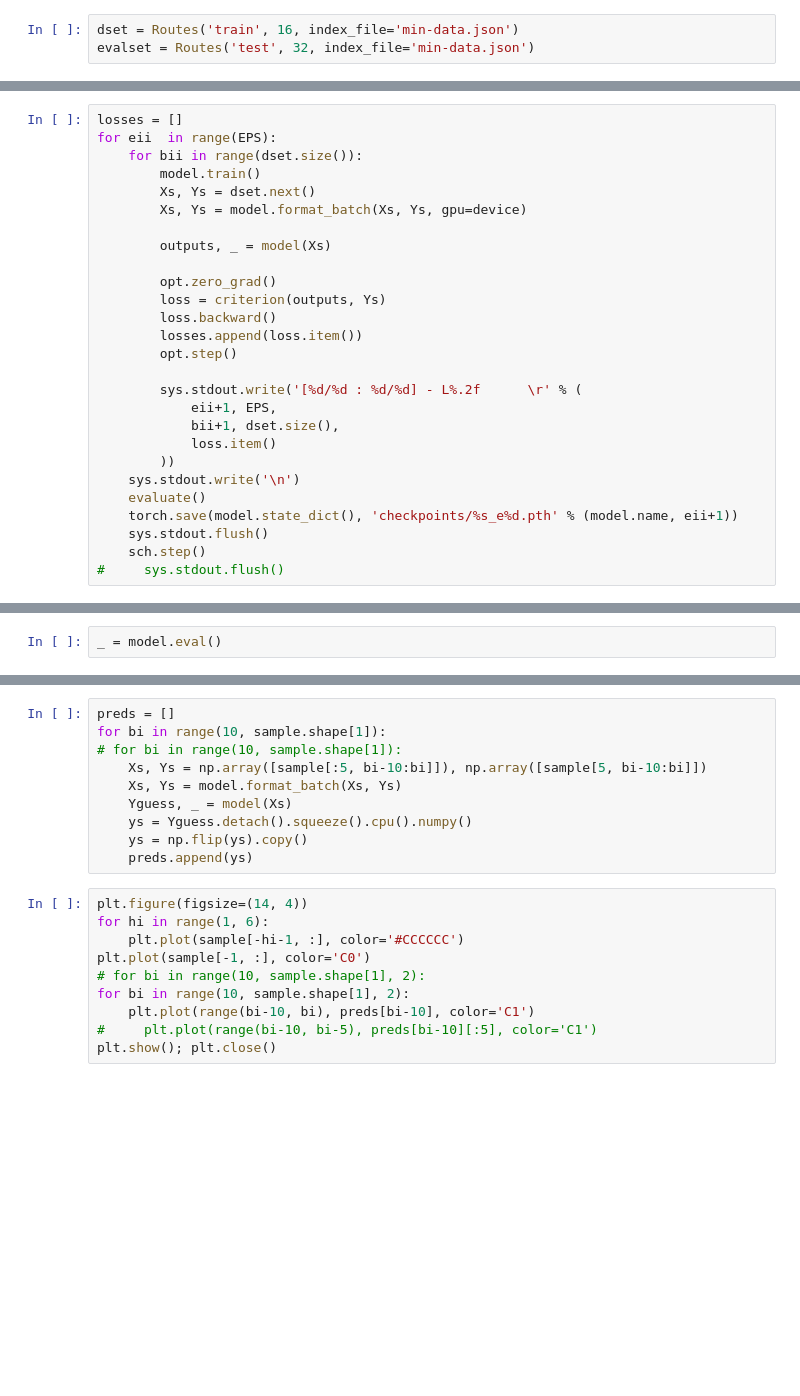
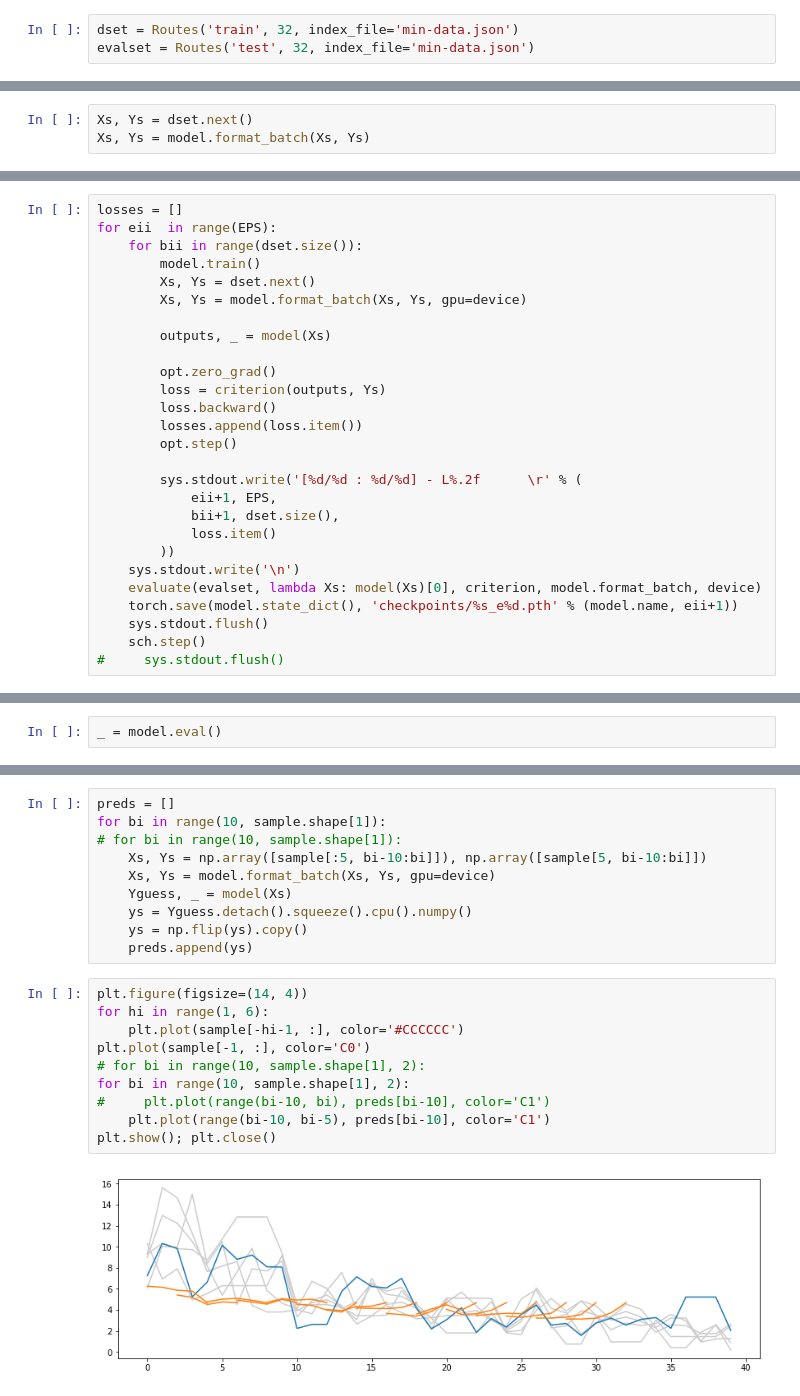
Before and after one commit to ulzee/traffic, a Jupyter notebook: RNN_Spatial.ipynb, the cells around one changed output, grey strips where cells are left out. Cells and saved outputs as stored; diff of their text form; blank space fills up the shorter version.

Commit message:
fixed potential issue with forecast batch format

```diff
--- a/RNN_Spatial.ipynb
+++ b/RNN_Spatial.ipynb
@@ -15,7 +15,7 @@ tqdm.monitor_interval = 0
 FORECAST = 5
 EPS = 7
 # %%
-dset = Routes('train', 16, index_file='min-data.json')
+dset = Routes('train', 32, index_file='min-data.json')
 evalset = Routes('test', 32, index_file='min-data.json')
 # %% [output]
 Routes dataset: train
@@ -41,3 +41,6 @@ device(type='cuda', index=0)
 from models.RNN import RNN
 # %%
 model = RNN(forecast=FORECAST).to(device)
+# %%
+Xs, Ys = dset.next()
+Xs, Ys = model.format_batch(Xs, Ys)
@@ -70,7 +77,7 @@ for eii  in range(EPS):
             loss.item()
         ))
     sys.stdout.write('\n')
-    evaluate()
+    evaluate(evalset, lambda Xs: model(Xs)[0], criterion, model.format_batch, device)
     torch.save(model.state_dict(), 'checkpoints/%s_e%d.pth' % (model.name, eii+1))
     sys.stdout.flush()
     sch.step()
@@ -104,7 +111,7 @@ preds = []
 for bi in range(10, sample.shape[1]):
 # for bi in range(10, sample.shape[1]):
     Xs, Ys = np.array([sample[:5, bi-10:bi]]), np.array([sample[5, bi-10:bi]])
-    Xs, Ys = model.format_batch(Xs, Ys)
+    Xs, Ys = model.format_batch(Xs, Ys, gpu=device)
     Yguess, _ = model(Xs)
     ys = Yguess.detach().squeeze().cpu().numpy()
     ys = np.flip(ys).copy()
@@ -112,10 +119,12 @@ for bi in range(10, sample.shape[1]):
 # %%
 plt.figure(figsize=(14, 4))
 for hi in range(1, 6):
     plt.plot(sample[-hi-1, :], color='#CCCCCC')
 plt.plot(sample[-1, :], color='C0')
 # for bi in range(10, sample.shape[1], 2):
 for bi in range(10, sample.shape[1], 2):
-    plt.plot(range(bi-10, bi), preds[bi-10], color='C1')
-#     plt.plot(range(bi-10, bi-5), preds[bi-10][:5], color='C1')
+#     plt.plot(range(bi-10, bi), preds[bi-10], color='C1')
+    plt.plot(range(bi-10, bi-5), preds[bi-10], color='C1')
 plt.show(); plt.close()
+# %% [output]
+[figure, added]
```
Also changed, not shown: parts of 5 cells of this notebook, 4 other files.
